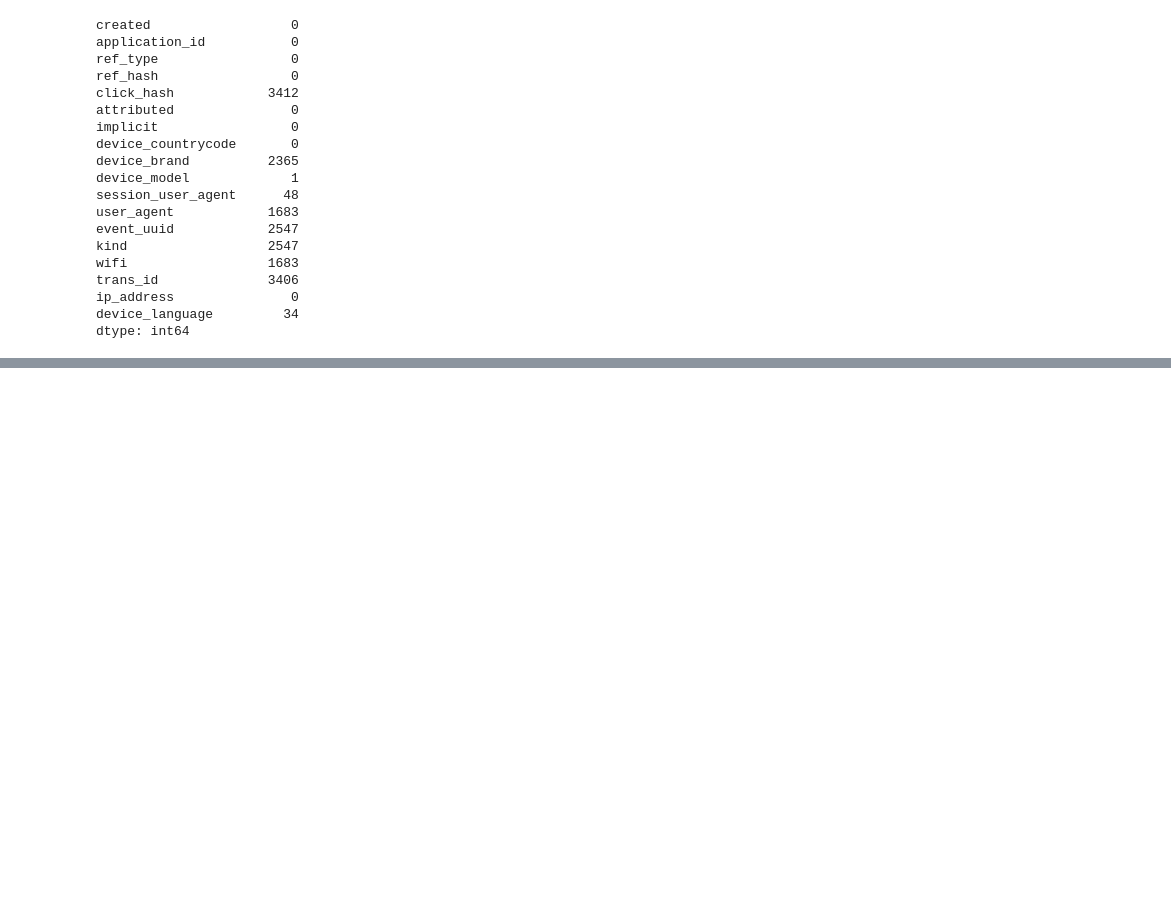
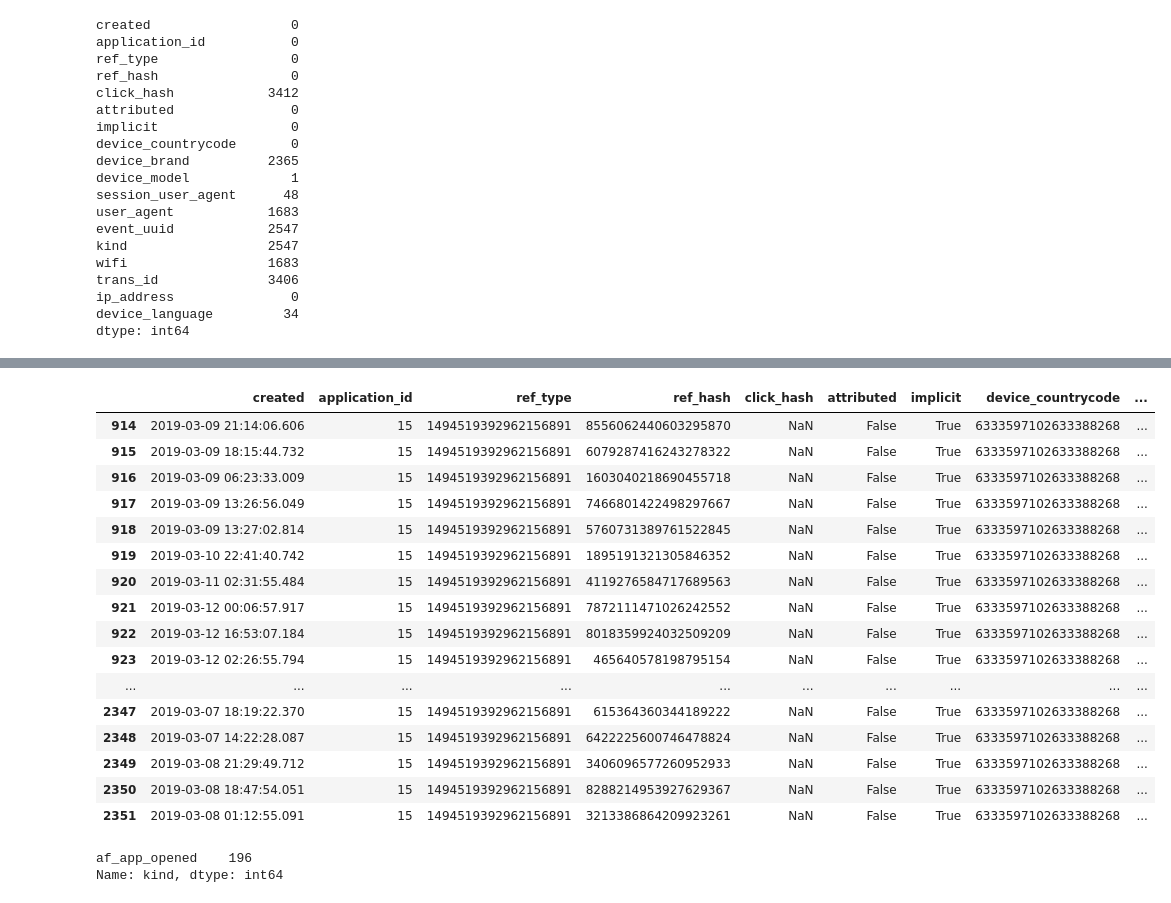
Before and after one commit to Elianagam/orgaDatosTp1, a Jupyter notebook: prueba_installs.ipynb, the cells around one changed output, grey strips where cells are left out. Cells and saved outputs as stored; diff of their text form; code cells hidden in the pictures; blank space fills up the shorter version.

```diff
--- a/prueba_installs.ipynb
+++ b/prueba_installs.ipynb
@@ -62,0 +149,2 @@ dtype: int64
+# %%
+installs['application_id'] = installs['application_id'].astype(np.int8)
@@ -62,0 +254,30 @@ dtype: int64
+# %%
+#auctions.loc[auctions['application_id'] == 28].T #"Dalvik", tambien 2, 4, 10,14,16,28
+installs.loc[installs['application_id'] == 15] # nextgen
+#auctions.loc[auctions['application_id'] ==9] #mercadopago
+#auctions.loc[auctions['application_id'] ==21] #peixelUrbano
+#installs.loc[installs['application_id'] ==23] #takealot
+#auctions.loc[auctions['application_id'] ==24] #hotelurbano
+# %% [output]
+|  | created | application_id | ref_type | ref_hash | click_hash | attributed | implicit | device_countrycode | ... |
+| 914 | 2019-03-09 21:14:06.606 | 15 | 1494519392962156891 | 8556062440603295870 | NaN | False | True | 6333597102633388268 | ... |
+| 915 | 2019-03-09 18:15:44.732 | 15 | 1494519392962156891 | 6079287416243278322 | NaN | False | True | 6333597102633388268 | ... |
+| 916 | 2019-03-09 06:23:33.009 | 15 | 1494519392962156891 | 1603040218690455718 | NaN | False | True | 6333597102633388268 | ... |
+| 917 | 2019-03-09 13:26:56.049 | 15 | 1494519392962156891 | 7466801422498297667 | NaN | False | True | 6333597102633388268 | ... |
+| 918 | 2019-03-09 13:27:02.814 | 15 | 1494519392962156891 | 5760731389761522845 | NaN | False | True | 6333597102633388268 | ... |
+| 919 | 2019-03-10 22:41:40.742 | 15 | 1494519392962156891 | 1895191321305846352 | NaN | False | True | 6333597102633388268 | ... |
+| 920 | 2019-03-11 02:31:55.484 | 15 | 1494519392962156891 | 4119276584717689563 | NaN | False | True | 6333597102633388268 | ... |
+| 921 | 2019-03-12 00:06:57.917 | 15 | 1494519392962156891 | 7872111471026242552 | NaN | False | True | 6333597102633388268 | ... |
+| 922 | 2019-03-12 16:53:07.184 | 15 | 1494519392962156891 | 8018359924032509209 | NaN | False | True | 6333597102633388268 | ... |
+| 923 | 2019-03-12 02:26:55.794 | 15 | 1494519392962156891 | 465640578198795154 | NaN | False | True | 6333597102633388268 | ... |
+| ... | ... | ... | ... | ... | ... | ... | ... | ... | ... |
+| 2347 | 2019-03-07 18:19:22.370 | 15 | 1494519392962156891 | 615364360344189222 | NaN | False | True | 6333597102633388268 | ... |
+| 2348 | 2019-03-07 14:22:28.087 | 15 | 1494519392962156891 | 6422225600746478824 | NaN | False | True | 6333597102633388268 | ... |
+| 2349 | 2019-03-08 21:29:49.712 | 15 | 1494519392962156891 | 3406096577260952933 | NaN | False | True | 6333597102633388268 | ... |
+| 2350 | 2019-03-08 18:47:54.051 | 15 | 1494519392962156891 | 8288214953927629367 | NaN | False | True | 6333597102633388268 | ... |
+| 2351 | 2019-03-08 01:12:55.091 | 15 | 1494519392962156891 | 3213386864209923261 | NaN | False | True | 6333597102633388268 | ... |
+# %%
+installs.loc[installs['application_id'] == 9]['kind'].value_counts() #mercado de pago tiene mas open que el resto
+# %% [output]
+af_app_opened    196
+Name: kind, dtype: int64
```
Also changed, not shown: parts of 22 cells of this notebook, 1 other file.
